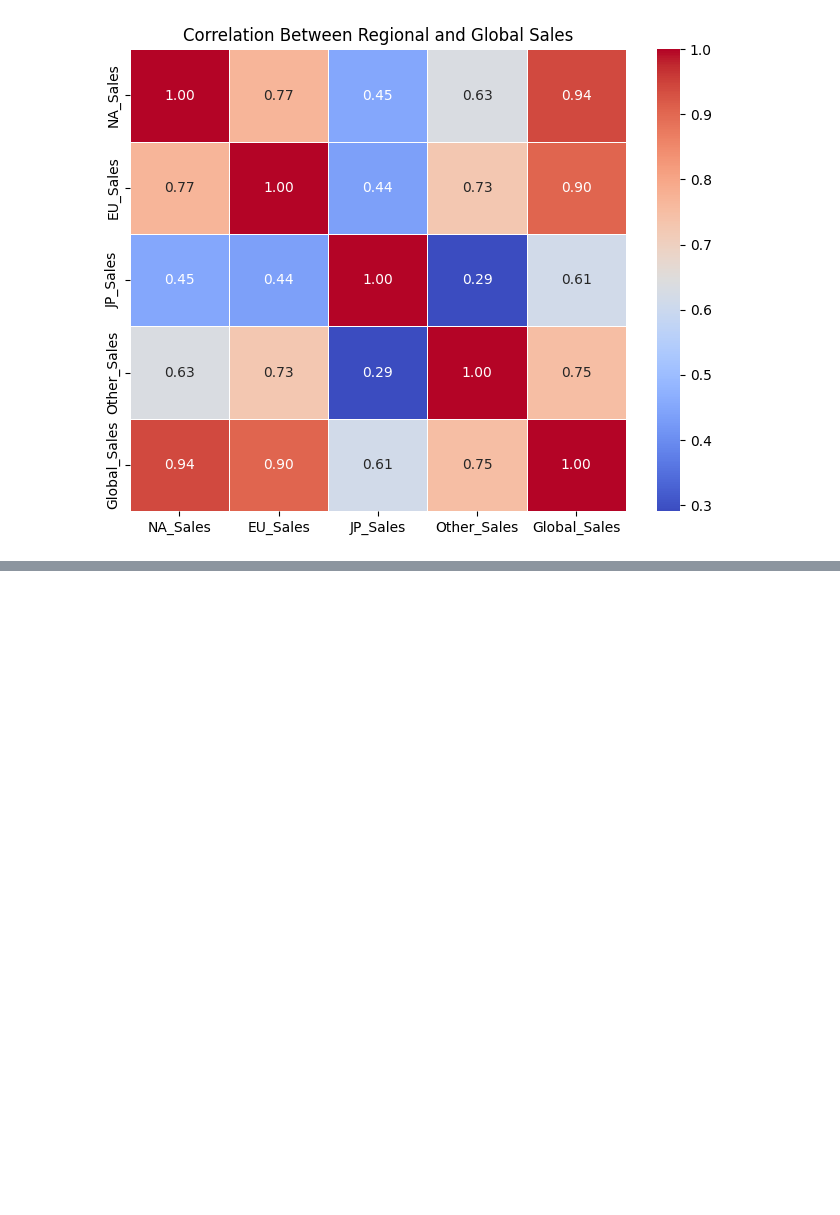
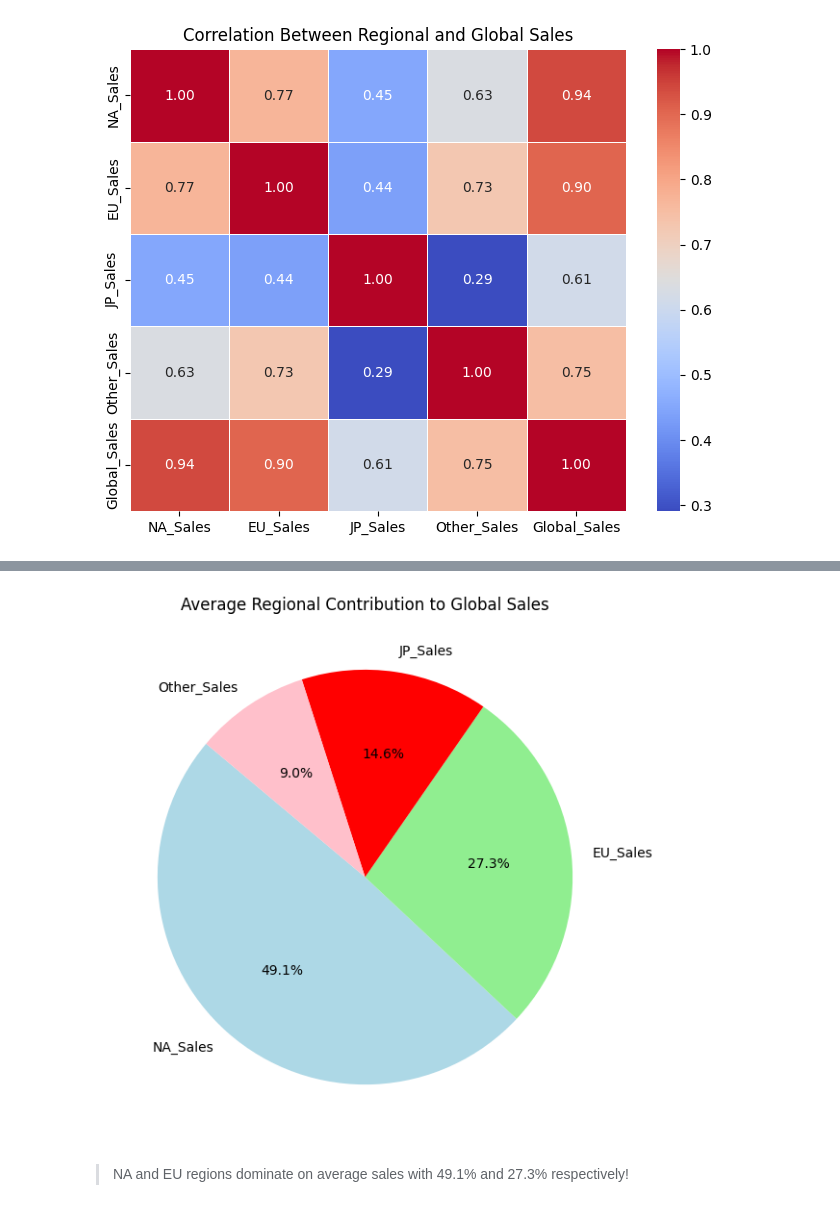
Before and after one commit to Darknight47/Data-Science-Projects-03, a Jupyter notebook: Sales_Prediction.ipynb, the cells around one changed output, grey strips where cells are left out. Saved outputs shown, nothing was run; the diff lists cells and outputs as text; code cells hidden in the pictures; blank space fills up the shorter version.

Commit message:
percentage of global_sales and average of each regions

```diff
--- a/Sales_Prediction.ipynb
+++ b/Sales_Prediction.ipynb
@@ -209,0 +240,13 @@ plt.show()
+# %%
+region_avg_sales = cleaned_dataset[['NA_Sales', 'EU_Sales', 'JP_Sales', 'Other_Sales']].mean()
+# %%
+# Plot a pie chart
+plt.figure(figsize=(7, 7))
+plt.pie(region_avg_sales, labels=region_avg_sales.index, autopct='%1.1f%%', colors=['lightblue', 'lightgreen', 'red', 'pink'], startangle=140)
+
+plt.title("Average Regional Contribution to Global Sales")
+plt.show()
+# %% [output]
+[figure, added]
+# %% [markdown]
+> NA and EU regions dominate on average sales with 49.1% and 27.3% respectively!
```
Also changed, not shown: parts of 5 cells of this notebook.
